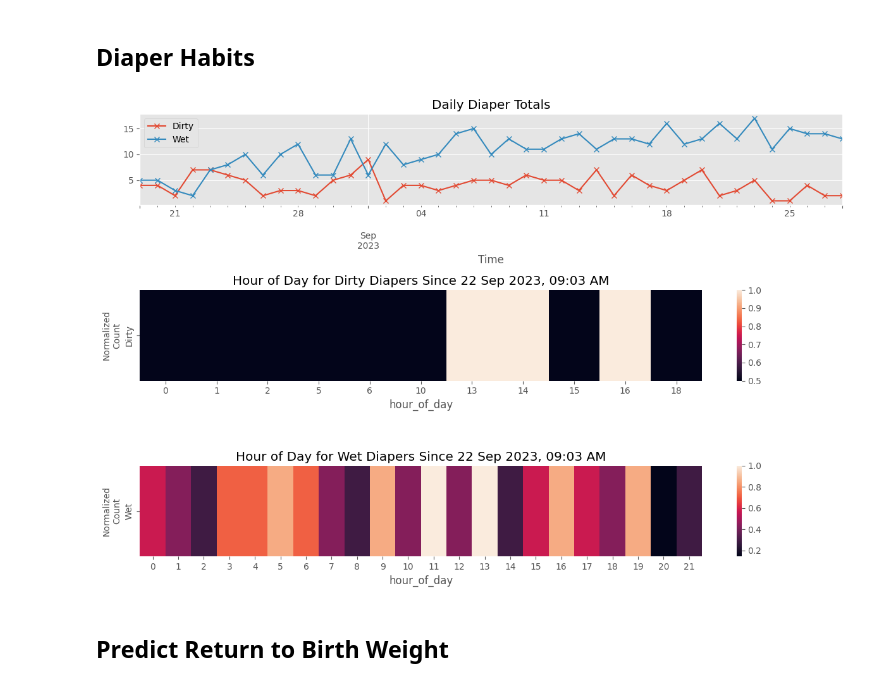
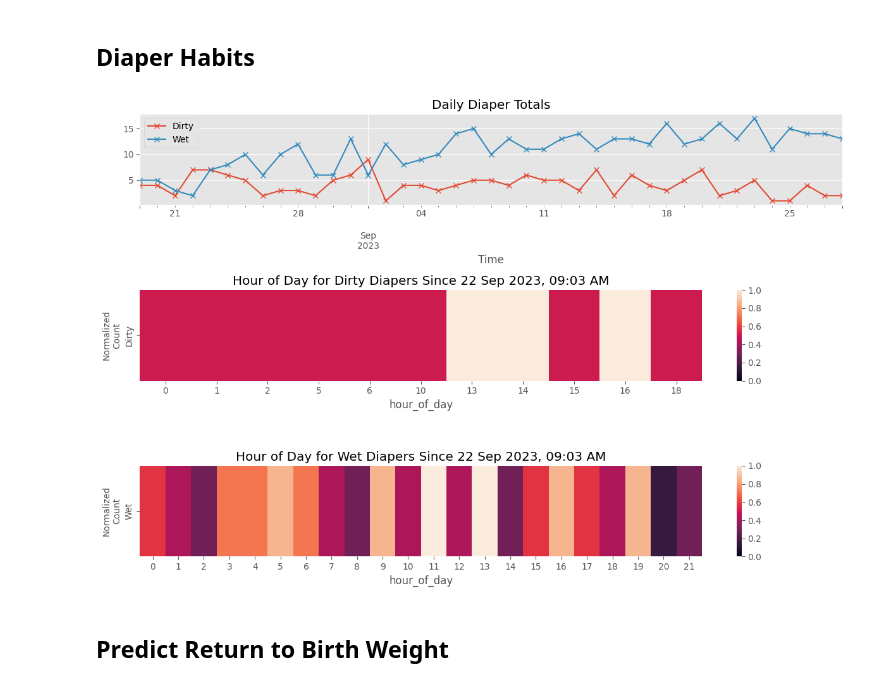
Before and after one commit to jgalloway42/andrews_baby_tracker, a Jupyter notebook: notebooks/andrews_data.ipynb, the cells around one changed output. Drawn from its saved outputs; the diff is of its cells as text; code cells hidden in the pictures.

```diff
--- a/notebooks/andrews_data.ipynb
+++ b/notebooks/andrews_data.ipynb
@@ -41,20 +41,20 @@ start_date,analysis_flt = get_recent_filter(diaper_df)
 # %%
 f,axes = plt.subplots(nrows=3,ncols=1,figsize=(12,8))
 axes = axes.ravel()
 ax = diaper_df[['Dirty','Wet']].resample('D').sum().iloc[:-1].plot(marker='x',ax=axes[0])
 ax.set_title('Daily Diaper Totals')
 for ax,status in zip(axes[1:],['Dirty','Wet']):
     tdf = diaper_df.loc[analysis_flt]
     tdf = tdf[tdf.Status == status].groupby('hour_of_day').sum().iloc[:-1]
     tdf[status] = tdf[status]/tdf[status].abs().max()
-    ax = sns.heatmap(data=tdf[[status]].transpose(),ax=ax)
+    ax = sns.heatmap(data=tdf[[status]].transpose(),vmin=0,vmax=1,ax=ax)
     ax.set_ylabel('Normalized\nCount',fontsize=10)
     s = datetime.strftime(start_date,'%d %b %Y, %I:%M %p')
     ax.set_title(f'Hour of Day for {status} Diapers Since {s}')
 plt.tight_layout()
 plt.savefig(os.path.join(figure_path,'diapers.png'))
 # %% [output]
-[figure, old version]
+[figure, new version]
 # %% [markdown]
 ## Predict Return to Birth Weight
 # %%
```
Also changed, not shown: parts of 1 cell of this notebook, 1 other file.
